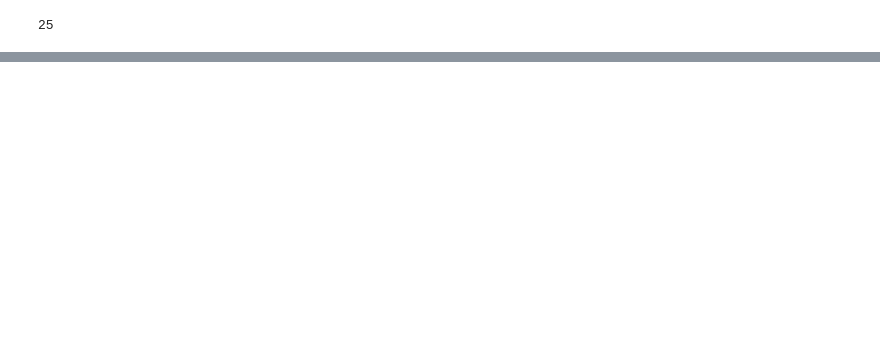
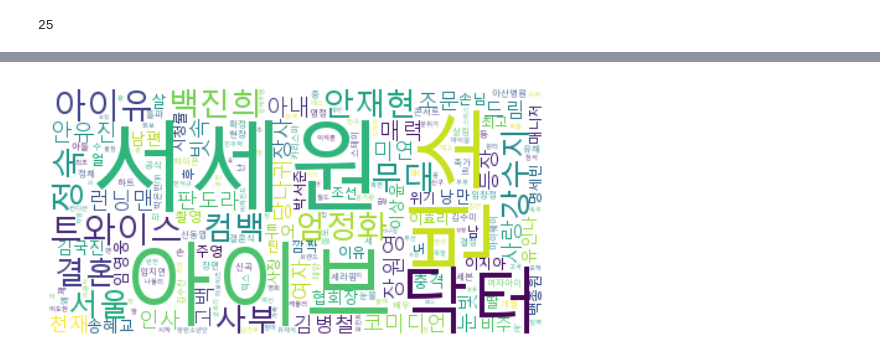
Before and after one commit to yumii2307/DataAnalysis_Lecture-2023.04, a Jupyter notebook: 06.텍스트분석/94.연예기사.ipynb, the cells around one changed output, grey strips where cells are left out. Saved outputs shown, nothing was run; the diff lists cells and outputs as text; code cells hidden in the pictures; blank space fills up the shorter version.

```diff
--- a/06.텍스트분석/94.연예기사.ipynb
+++ b/06.텍스트분석/94.연예기사.ipynb
@@ -34,0 +76,3 @@ Stacktrace:
+# %%
+titles = ' '.join(lines)
+titles
@@ -34,0 +81,4 @@ Stacktrace:
+# %%
+okt = Okt()
+tokens = okt.nouns(titles)
+tokens[:10]
@@ -34,0 +87,9 @@ Stacktrace:
+# %%
+stoptext = """
+    포토 HD포토 사진 공개 포토엔HD 종합 리뷰 밤TView 스타 차 진짜
+    나 박 김 안 이슈 귀 더 첫 전 속 미소 위 내 새 미모 아이 오늘 마련
+    한국 고 사람 것
+"""
+stop_words = stoptext.split()
+new_tokens = [word for word in tokens if word not in stop_words]
+new_tokens[:10]
@@ -34,0 +98,4 @@ Stacktrace:
+# %%
+titles = nltk.Text(new_tokens)
+plt.figure(figsize=(12,6))
+titles.plot(50);
@@ -34,0 +104,10 @@ Stacktrace:
+# %%
+wc = WordCloud(
+    background_color='white', random_state=2023,
+    font_path='c:/Windows/Fonts/malgun.ttf', relative_scaling=0.2
+).generate_from_frequencies(dict(titles.vocab().most_common(300)))
+
+plt.imshow(wc, interpolation='bilinear')
+plt.axis('off');
+# %% [output]
+[figure, added]
```
Also changed, not shown: parts of 13 cells of this notebook, 1 other file.
